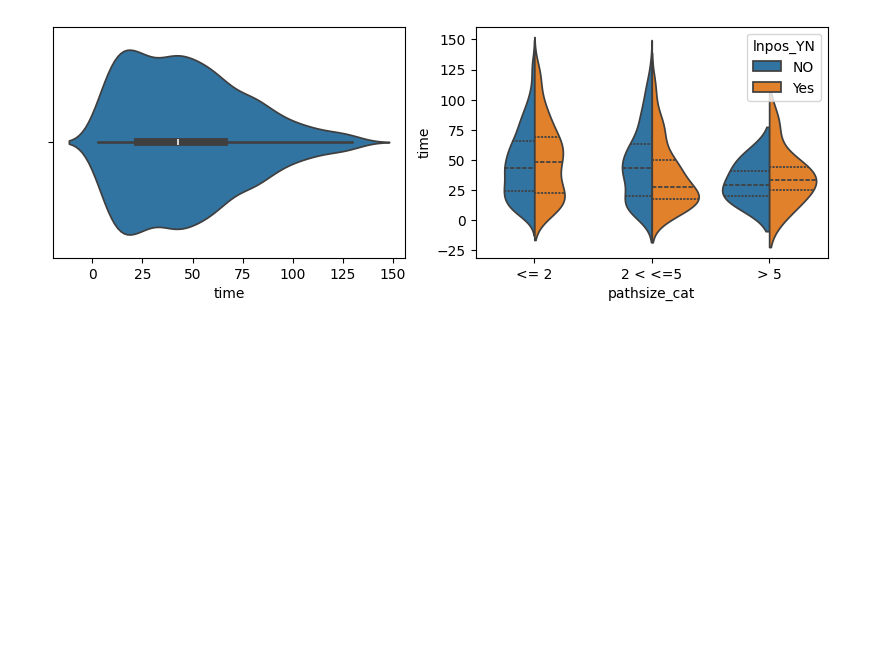
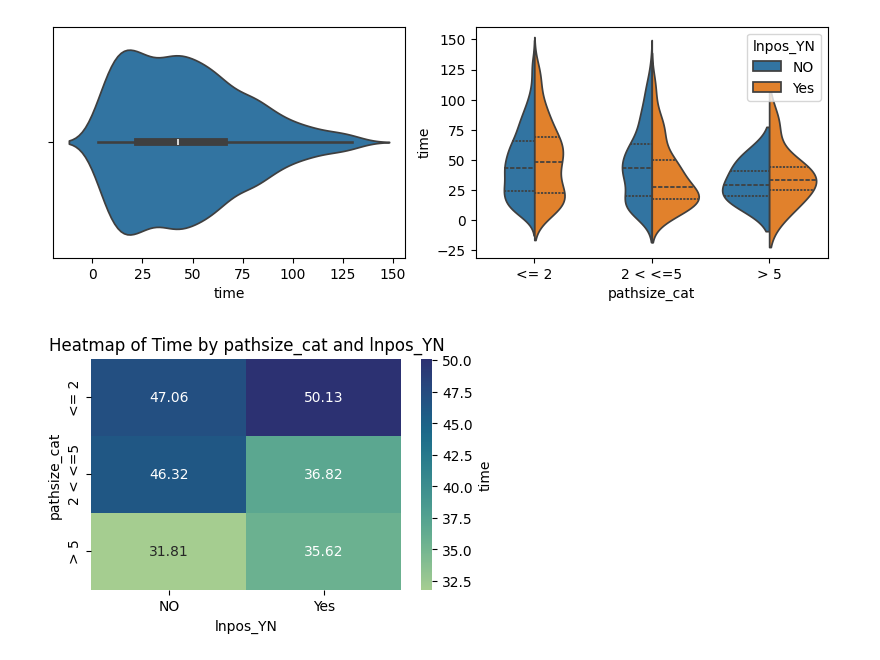
Before and after one commit to aryanssd/-sixteenth-exercices-for-loop, a Jupyter notebook: descriptive-statics.ipynb, the cells around one changed output. Saved outputs shown, nothing was run; the diff lists cells and outputs as text; code cells hidden in the pictures; blank space fills up the shorter version.

Commit message:
Kaggle Notebook | Descriptive Statics | heatmap

```diff
--- a/descriptive-statics.ipynb
+++ b/descriptive-statics.ipynb
@@ -400,3 +400,15 @@ sns.violinplot(df, x='pathsize_cat', y='time', hue='lnpos_YN', split=True, inner
 plt.show()
 # %% [output]
 [figure]
+# %%
+fig, ax = plt.subplots(figsize=(5, 3))
+
+heatmap_data = df.pivot_table(values='time' , index='pathsize_cat', columns='lnpos_YN', aggfunc='mean')
+
+
+sns.heatmap(heatmap_data, cmap='crest', annot=True, fmt=".2f" , cbar_kws={'label' : 'time'}, ax=ax)
+plt.title('Heatmap of Time by pathsize_cat and lnpos_YN')
+
+plt.show()
+# %% [output]
+[figure, added]
```
